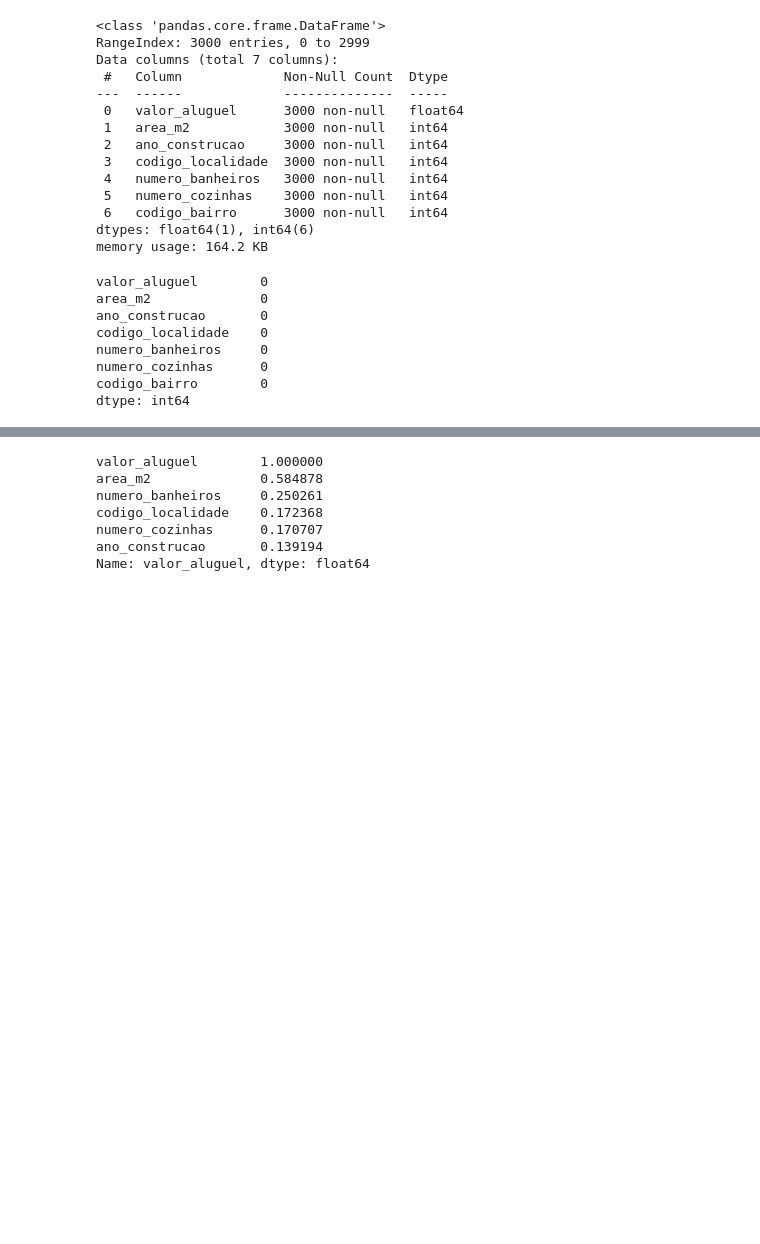
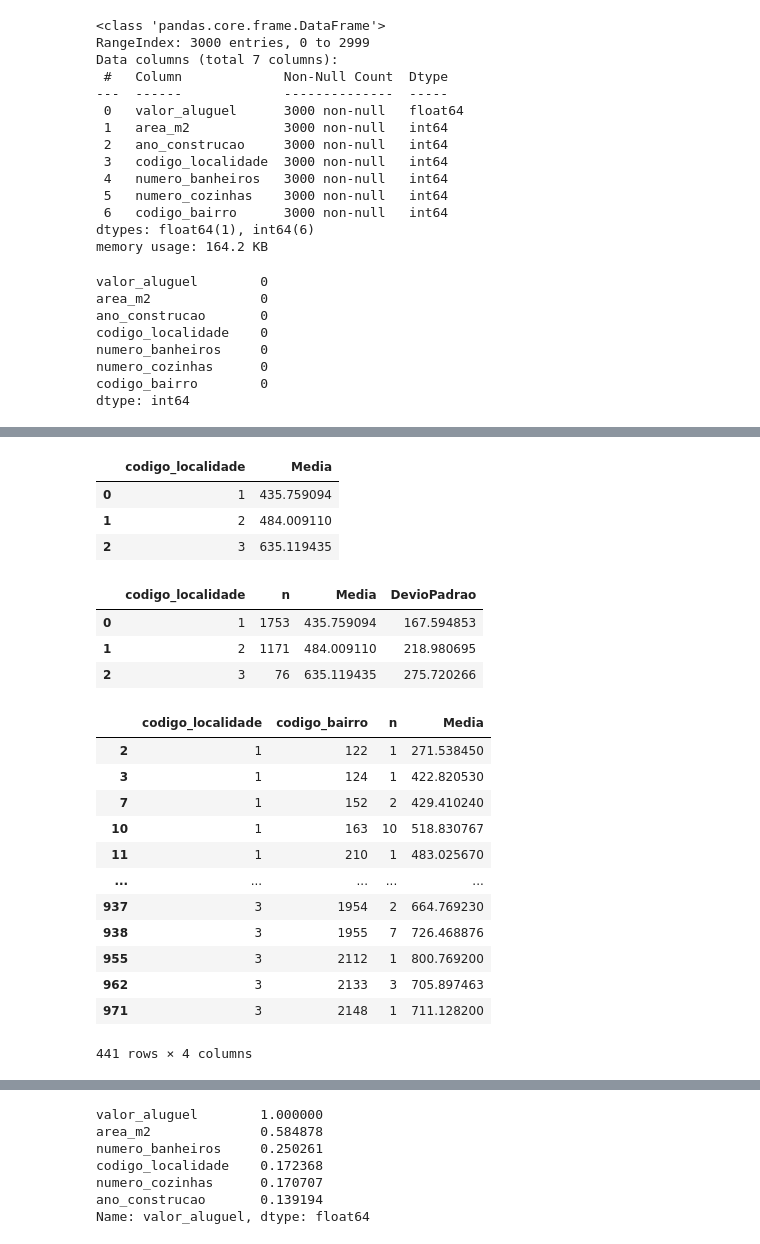
Before and after one commit to prisciladalepiane/data_sci_py, a Jupyter notebook: Conceitos/14-Estatística_Descritiva.ipynb, the cells around one changed output, grey strips where cells are left out. Drawn from its saved outputs; the diff is of its cells as text; code cells hidden in the pictures; blank space fills up the shorter version.

```diff
--- a/Conceitos/14-Estatística_Descritiva.ipynb
+++ b/Conceitos/14-Estatística_Descritiva.ipynb
@@ -91,3 +90,41 @@ plt.show()
+# %%
+#   Média de aluguel por bairro
+df.groupby("codigo_localidade")["valor_aluguel"].mean().reset_index(name="Media")
+# %% [output]
+|  | codigo_localidade | Media |
+| 0 | 1 | 435.759094 |
+| 1 | 2 | 484.009110 |
+| 2 | 3 | 635.119435 |
+# %%
+df.groupby(['codigo_localidade']).agg(
+    n=('valor_aluguel', 'count'),
+    Media=('valor_aluguel', 'mean'),
+    DevioPadrao = ('valor_aluguel','std')
+).reset_index().query("n>0")
+# %% [output]
+|  | codigo_localidade | n | Media | DevioPadrao |
+| 0 | 1 | 1753 | 435.759094 | 167.594853 |
+| 1 | 2 | 1171 | 484.009110 | 218.980695 |
+| 2 | 3 | 76 | 635.119435 | 275.720266 |
+# %%
+df.groupby(['codigo_localidade', 'codigo_bairro']).agg(
+    n=('valor_aluguel', 'count'),
+    Media=('valor_aluguel', 'mean')
+).reset_index().query("n>0")
+# %% [output]
+|  | codigo_localidade | codigo_bairro | n | Media |
+| 2 | 1 | 122 | 1 | 271.538450 |
+| 3 | 1 | 124 | 1 | 422.820530 |
+| 7 | 1 | 152 | 2 | 429.410240 |
+| 10 | 1 | 163 | 10 | 518.830767 |
+| 11 | 1 | 210 | 1 | 483.025670 |
+| ... | ... | ... | ... | ... |
+| 937 | 3 | 1954 | 2 | 664.769230 |
+| 938 | 3 | 1955 | 7 | 726.468876 |
+| 955 | 3 | 2112 | 1 | 800.769200 |
+| 962 | 3 | 2133 | 3 | 705.897463 |
+| 971 | 3 | 2148 | 1 | 711.128200 |
+441 rows × 4 columns
 # %%
 # Matriz de correlação
 df.corr()
```
Also changed, not shown: parts of 7 cells of this notebook.
